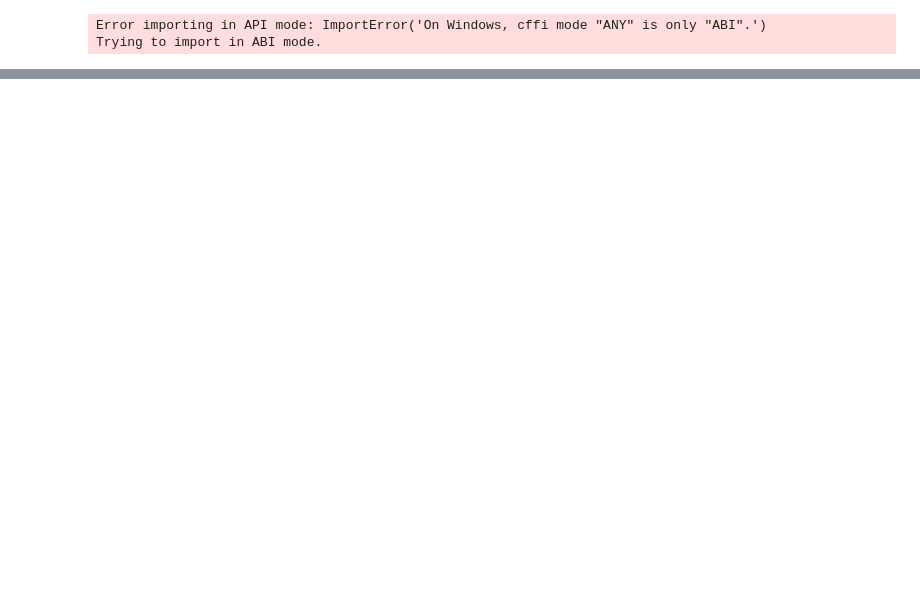
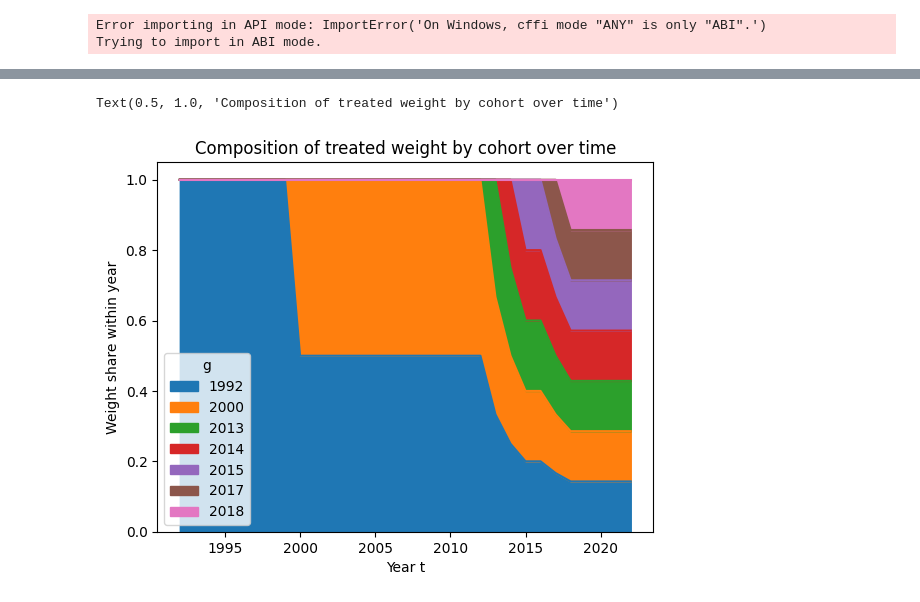
Before and after one commit to RobbieSoutham/DiD-Study, a Jupyter notebook: Untitled.ipynb, the cells around one changed output, grey strips where cells are left out. Saved outputs shown, nothing was run; the diff lists cells and outputs as text; code cells hidden in the pictures; blank space fills up the shorter version.

```diff
--- a/Untitled.ipynb
+++ b/Untitled.ipynb
@@ -14,0 +197,5 @@ print(sys.path)
+# %%
+# Build a simple synthetic dataset (two countries × two sectors × six years)
+raw_df = pd.read_csv("ds_no_prep.csv")
+
+raw_df.columns
@@ -14,0 +430,20 @@ print(sys.path)
+# %%
+df = panel_df_base.copy()
+post = df.loc[df["post"] == 1].copy()
+post["g"] = post["g"].astype(int)
+post["t"] = post["Year"].astype(int)
+
+cell = (post.groupby(["t","g"])["unit_id"].nunique()
+            .reset_index(name="n_units"))
+
+cell["w_share_within_t"] = cell["n_units"] / cell.groupby("t")["n_units"].transform("sum")
+
+W = cell.pivot(index="t", columns="g", values="w_share_within_t").fillna(0).sort_index()
+
+ax = W.plot.area()
+ax.set_xlabel("Year t")
+ax.set_ylabel("Weight share within year")
+ax.set_title("Composition of treated weight by cohort over time")
+# %% [output]
+Text(0.5, 1.0, 'Composition of treated weight by cohort over time')
+[figure, added]
```
Also changed, not shown: parts of 43 cells of this notebook, 21 other files.
